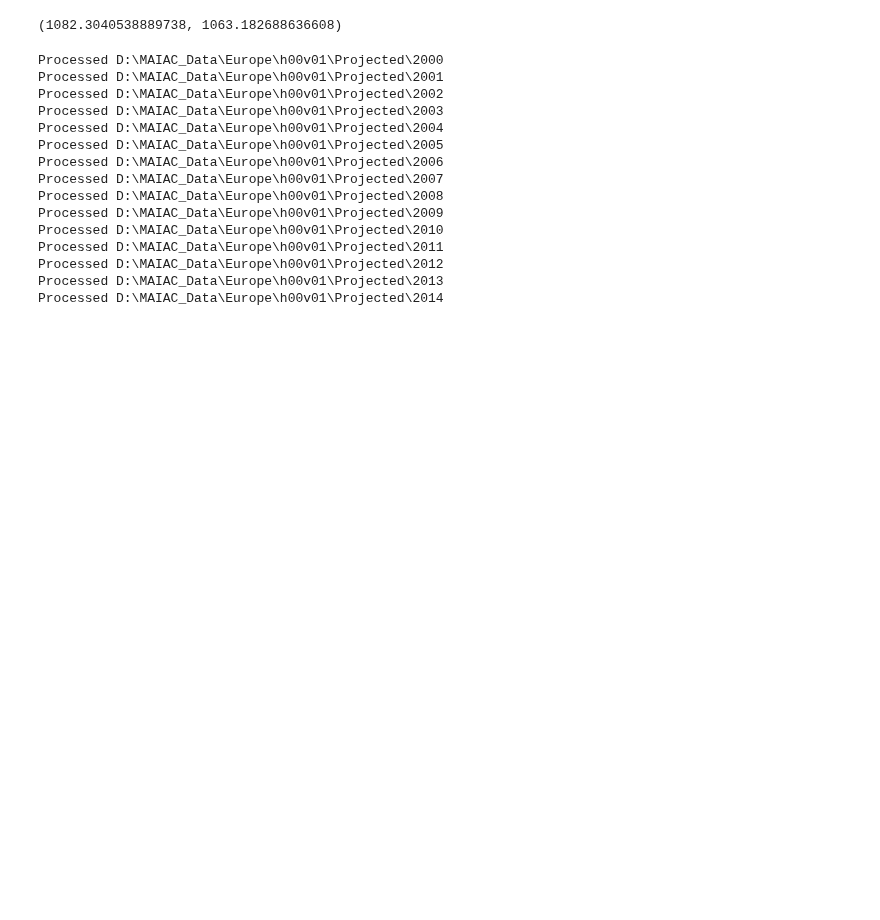
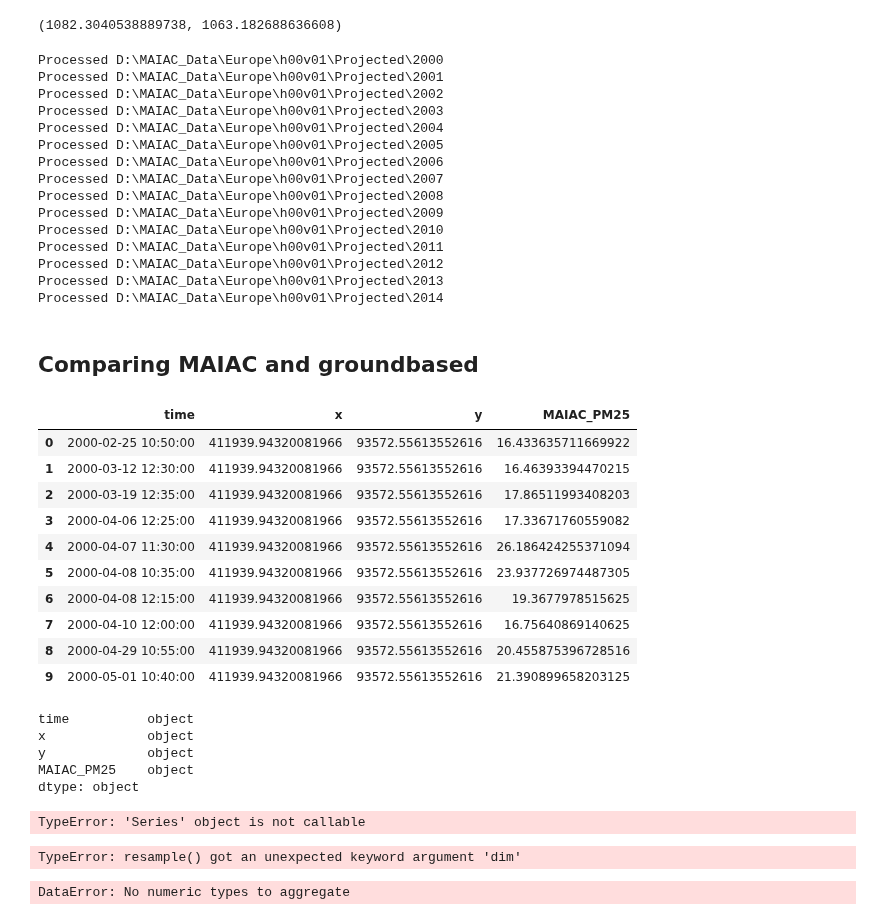
Before and after one commit to annalisasheehan/masters, a Jupyter notebook: AURN_Validation.ipynb, the cells around one changed output. Saved outputs shown, nothing was run; the diff lists cells and outputs as text; code cells hidden in the pictures; blank space fills up the shorter version.

Commit message:
Tidied up code for Soton AURN validation and attempted to get average over day for Bmth.

```diff
--- a/AURN_Validation.ipynb
+++ b/AURN_Validation.ipynb
@@ -244,5 +243,43 @@ Processed D:\MAIAC_Data\Europe\h00v01\Projected\2011
 Processed D:\MAIAC_Data\Europe\h00v01\Projected\2012
 Processed D:\MAIAC_Data\Europe\h00v01\Projected\2013
 Processed D:\MAIAC_Data\Europe\h00v01\Projected\2014
+# %% [markdown]
+## Comparing MAIAC and groundbased
 # %%
 AURN_Bmth = pd.read_csv(r'D:\Annies_Dissertation\Methodology\Validation\AURN\Bournemouth\Bournemouth2008_2014.csv')
+# %%
+MAIAC_Bmth = pd.read_csv(r'D:\Annies_Dissertation\Methodology\Validation\AURN\Bournemouth\Bmth_MAIAC_PM25.csv')
+# %%
+MAIAC_Bmth[:10]
+# %% [output]
+|  | time | x | y | MAIAC_PM25 |
+| 0 | 2000-02-25 10:50:00 | 411939.94320081966 | 93572.55613552616 | 16.433635711669922 |
+| 1 | 2000-03-12 12:30:00 | 411939.94320081966 | 93572.55613552616 | 16.46393394470215 |
+| 2 | 2000-03-19 12:35:00 | 411939.94320081966 | 93572.55613552616 | 17.86511993408203 |
+| 3 | 2000-04-06 12:25:00 | 411939.94320081966 | 93572.55613552616 | 17.33671760559082 |
+| 4 | 2000-04-07 11:30:00 | 411939.94320081966 | 93572.55613552616 | 26.186424255371094 |
+| 5 | 2000-04-08 10:35:00 | 411939.94320081966 | 93572.55613552616 | 23.937726974487305 |
+| 6 | 2000-04-08 12:15:00 | 411939.94320081966 | 93572.55613552616 | 19.3677978515625 |
+| 7 | 2000-04-10 12:00:00 | 411939.94320081966 | 93572.55613552616 | 16.75640869140625 |
+| 8 | 2000-04-29 10:55:00 | 411939.94320081966 | 93572.55613552616 | 20.455875396728516 |
+| 9 | 2000-05-01 10:40:00 | 411939.94320081966 | 93572.55613552616 | 21.390899658203125 |
+# %%
+MAIAC_Bmth.dtypes
+# %% [output]
+time          object
+x             object
+y             object
+MAIAC_PM25    object
+dtype: object
+# %%
+MAIAC_Bmth.MAIAC_PM25
+# %% [output]
+TypeError: 'Series' object is not callable
+# %%
+MAIAC_Bmth_Max = MAIAC_Bmth.resample('D', dim='time', how='median')
+# %% [output]
+TypeError: resample() got an unexpected keyword argument 'dim'
+# %%
+MAIAC_Bmth['means'] = MAIAC_Bmth.groupby('time')['MAIAC_PM25'].mean()
+# %% [output]
+DataError: No numeric types to aggregate
```
Also changed, not shown: parts of 5 cells of this notebook.
